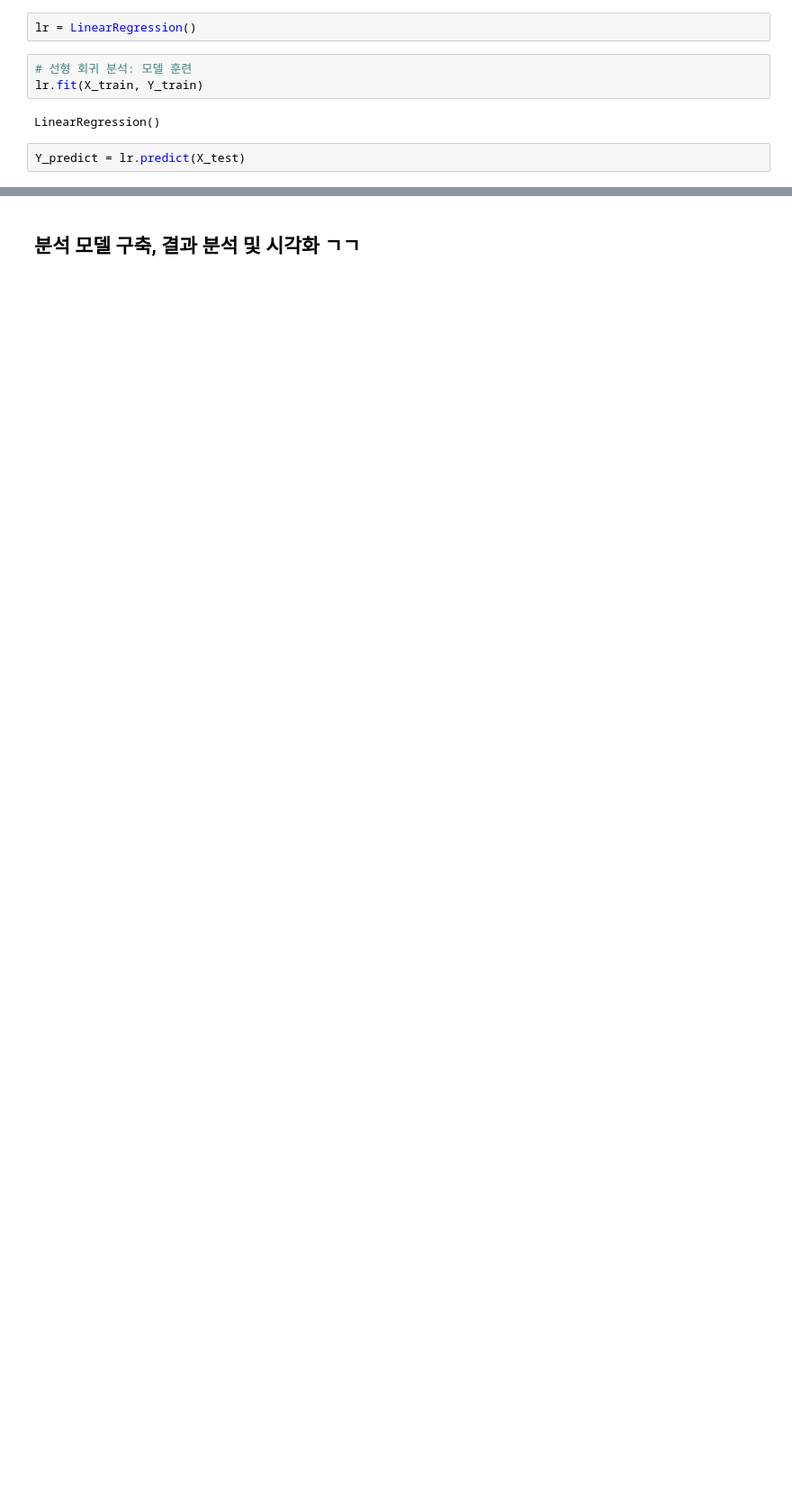
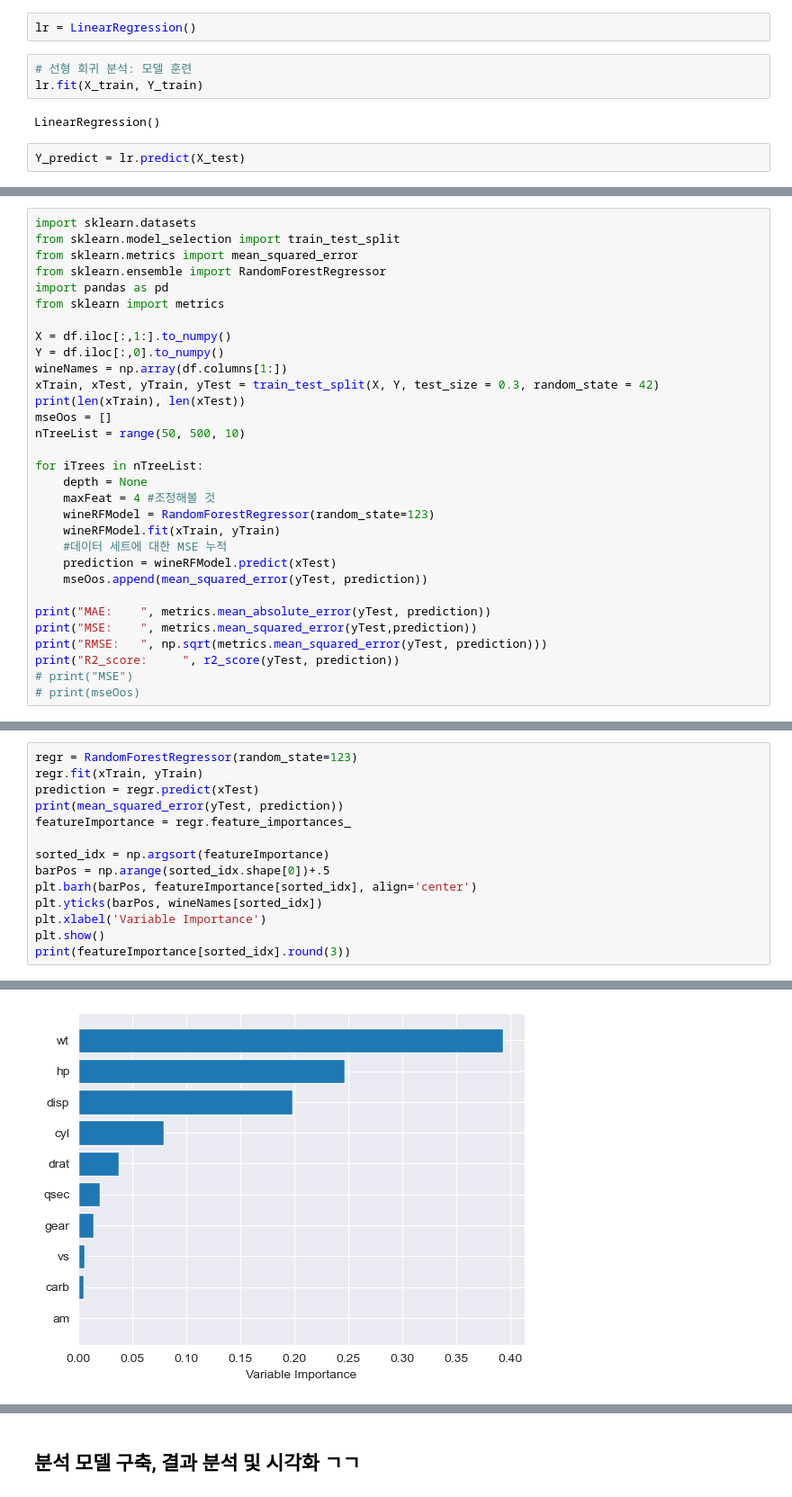
Before and after one commit to ffe4el/bigdata_lec, a Jupyter notebook: 11.01/항목에 따른 자동차 연비 예측.ipynb, the cells around one changed output, grey strips where cells are left out. Shown at 90% size. Saved outputs shown, nothing was run; the diff lists cells and outputs as text; blank space fills up the shorter version.

```diff
--- a/11.01/항목에 따른 자동차 연비 예측.ipynb
+++ b/11.01/항목에 따른 자동차 연비 예측.ipynb
@@ -95,0 +96,31 @@ Y절편 값: -17.55
+# %%
+import sklearn.datasets
+from sklearn.model_selection import train_test_split
+from sklearn.metrics import mean_squared_error
+from sklearn.ensemble import RandomForestRegressor
+import pandas as pd
+from sklearn import metrics
+
+X = df.iloc[:,1:].to_numpy()
+Y = df.iloc[:,0].to_numpy()
+wineNames = np.array(df.columns[1:])
+xTrain, xTest, yTrain, yTest = train_test_split(X, Y, test_size = 0.3, random_state = 42)
+print(len(xTrain), len(xTest))
+mseOos = []
+nTreeList = range(50, 500, 10)
+
+for iTrees in nTreeList:
+    depth = None
+    maxFeat = 4 #조정해볼 것
+    wineRFModel = RandomForestRegressor(random_state=123)
+    wineRFModel.fit(xTrain, yTrain)
+    #데이터 세트에 대한 MSE 누적
+    prediction = wineRFModel.predict(xTest)
+    mseOos.append(mean_squared_error(yTest, prediction))
+
+print("MAE:    ", metrics.mean_absolute_error(yTest, prediction))
+print("MSE:    ", metrics.mean_squared_error(yTest,prediction))
+print("RMSE:   ", np.sqrt(metrics.mean_squared_error(yTest, prediction)))
+print("R2_score:     ", r2_score(yTest, prediction))
+# print("MSE")
+# print(mseOos)
@@ -95,0 +150,15 @@ Y절편 값: -17.55
+# %%
+regr = RandomForestRegressor(random_state=123)
+regr.fit(xTrain, yTrain)
+prediction = regr.predict(xTest)
+print(mean_squared_error(yTest, prediction))
+featureImportance = regr.feature_importances_
+
+sorted_idx = np.argsort(featureImportance)
+barPos = np.arange(sorted_idx.shape[0])+.5
+plt.barh(barPos, featureImportance[sorted_idx], align='center')
+plt.yticks(barPos, wineNames[sorted_idx])
+plt.xlabel('Variable Importance')
+plt.show()
+print(featureImportance[sorted_idx].round(3))
+# %% [output]
@@ -95,0 +166 @@ Y절편 값: -17.55
+[figure, added]
```
Also changed, not shown: parts of 12 cells of this notebook.
